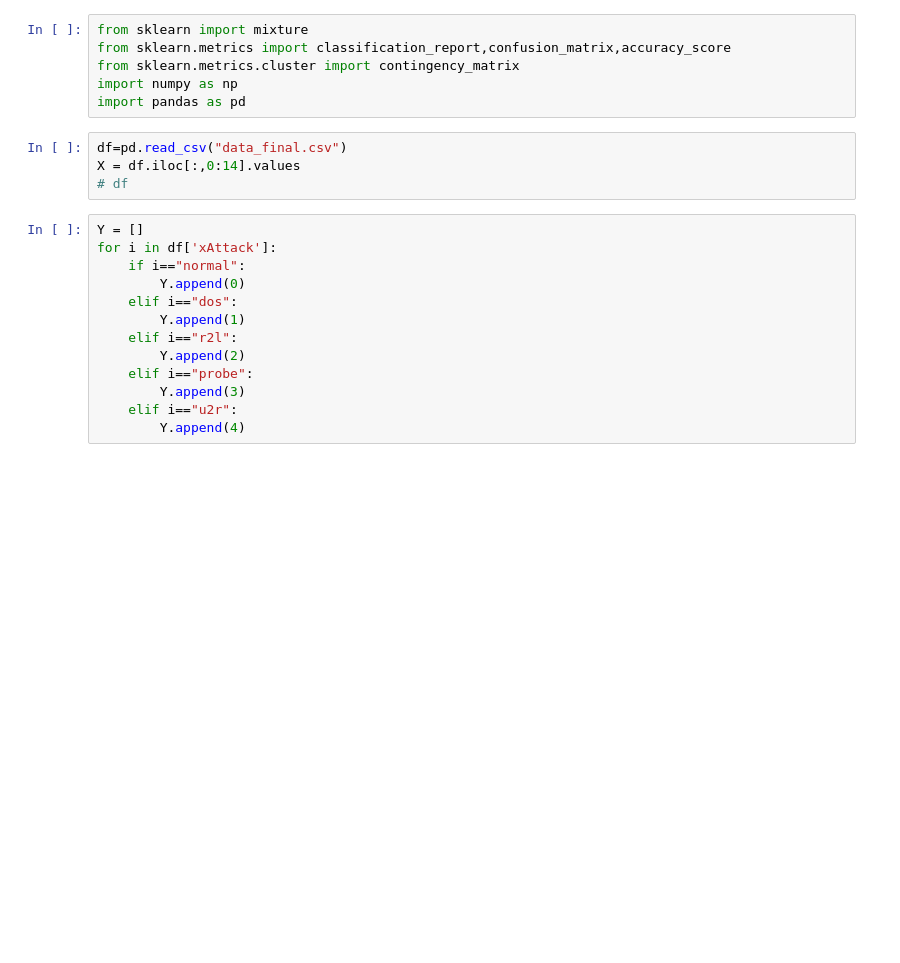
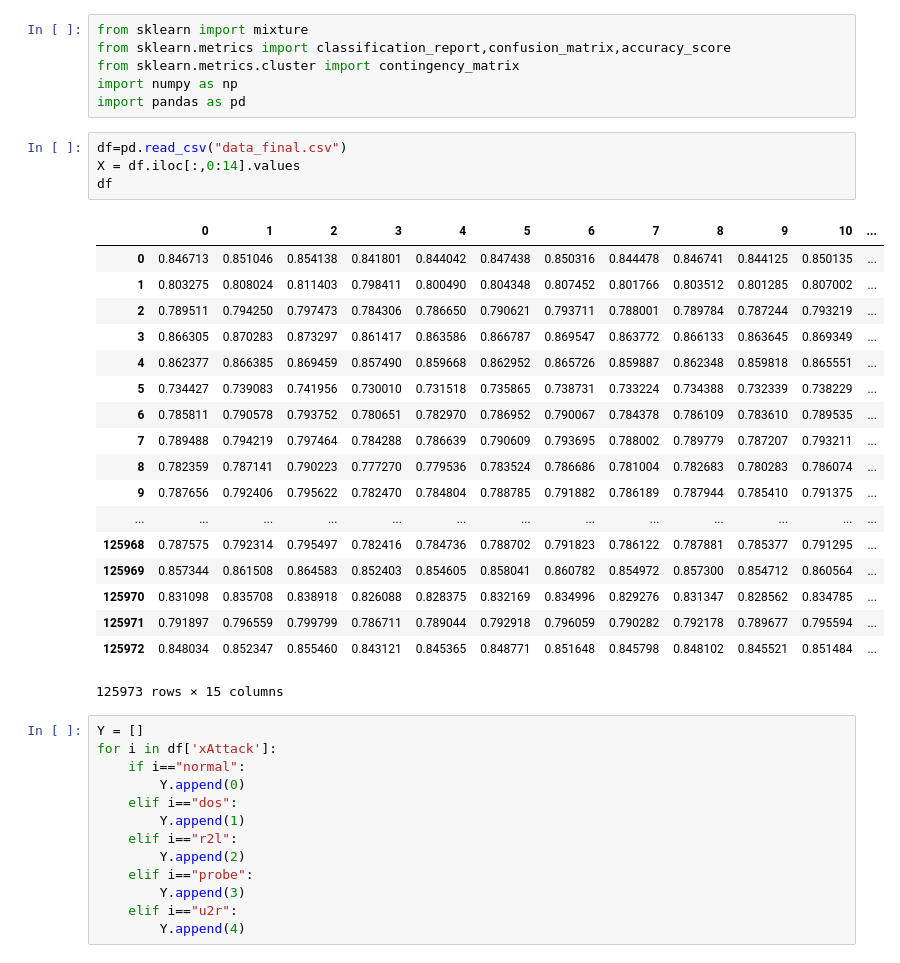
Before and after one commit to VatsalSoni301/AutoEncoder, a Jupyter notebook: GMM.ipynb, the cells around one changed output. Saved outputs shown, nothing was run; the diff lists cells and outputs as text; blank space fills up the shorter version.

```diff
--- a/GMM.ipynb
+++ b/GMM.ipynb
@@ -7,7 +7,26 @@ import pandas as pd
 # %%
 df=pd.read_csv("data_final.csv")
 X = df.iloc[:,0:14].values
-# df
+df
+# %% [output]
+|  | 0 | 1 | 2 | 3 | 4 | 5 | 6 | 7 | 8 | 9 | 10 | ... |
+| 0 | 0.846713 | 0.851046 | 0.854138 | 0.841801 | 0.844042 | 0.847438 | 0.850316 | 0.844478 | 0.846741 | 0.844125 | 0.850135 | ... |
+| 1 | 0.803275 | 0.808024 | 0.811403 | 0.798411 | 0.800490 | 0.804348 | 0.807452 | 0.801766 | 0.803512 | 0.801285 | 0.807002 | ... |
+| 2 | 0.789511 | 0.794250 | 0.797473 | 0.784306 | 0.786650 | 0.790621 | 0.793711 | 0.788001 | 0.789784 | 0.787244 | 0.793219 | ... |
+| 3 | 0.866305 | 0.870283 | 0.873297 | 0.861417 | 0.863586 | 0.866787 | 0.869547 | 0.863772 | 0.866133 | 0.863645 | 0.869349 | ... |
+| 4 | 0.862377 | 0.866385 | 0.869459 | 0.857490 | 0.859668 | 0.862952 | 0.865726 | 0.859887 | 0.862348 | 0.859818 | 0.865551 | ... |
+| 5 | 0.734427 | 0.739083 | 0.741956 | 0.730010 | 0.731518 | 0.735865 | 0.738731 | 0.733224 | 0.734388 | 0.732339 | 0.738229 | ... |
+| 6 | 0.785811 | 0.790578 | 0.793752 | 0.780651 | 0.782970 | 0.786952 | 0.790067 | 0.784378 | 0.786109 | 0.783610 | 0.789535 | ... |
+| 7 | 0.789488 | 0.794219 | 0.797464 | 0.784288 | 0.786639 | 0.790609 | 0.793695 | 0.788002 | 0.789779 | 0.787207 | 0.793211 | ... |
+| 8 | 0.782359 | 0.787141 | 0.790223 | 0.777270 | 0.779536 | 0.783524 | 0.786686 | 0.781004 | 0.782683 | 0.780283 | 0.786074 | ... |
+| 9 | 0.787656 | 0.792406 | 0.795622 | 0.782470 | 0.784804 | 0.788785 | 0.791882 | 0.786189 | 0.787944 | 0.785410 | 0.791375 | ... |
+| ... | ... | ... | ... | ... | ... | ... | ... | ... | ... | ... | ... | ... |
+| 125968 | 0.787575 | 0.792314 | 0.795497 | 0.782416 | 0.784736 | 0.788702 | 0.791823 | 0.786122 | 0.787881 | 0.785377 | 0.791295 | ... |
+| 125969 | 0.857344 | 0.861508 | 0.864583 | 0.852403 | 0.854605 | 0.858041 | 0.860782 | 0.854972 | 0.857300 | 0.854712 | 0.860564 | ... |
+| 125970 | 0.831098 | 0.835708 | 0.838918 | 0.826088 | 0.828375 | 0.832169 | 0.834996 | 0.829276 | 0.831347 | 0.828562 | 0.834785 | ... |
+| 125971 | 0.791897 | 0.796559 | 0.799799 | 0.786711 | 0.789044 | 0.792918 | 0.796059 | 0.790282 | 0.792178 | 0.789677 | 0.795594 | ... |
+| 125972 | 0.848034 | 0.852347 | 0.855460 | 0.843121 | 0.845365 | 0.848771 | 0.851648 | 0.845798 | 0.848102 | 0.845521 | 0.851484 | ... |
+125973 rows × 15 columns
 # %%
 Y = []
 for i in df['xAttack']:
```
Also changed, not shown: 10 other files.
